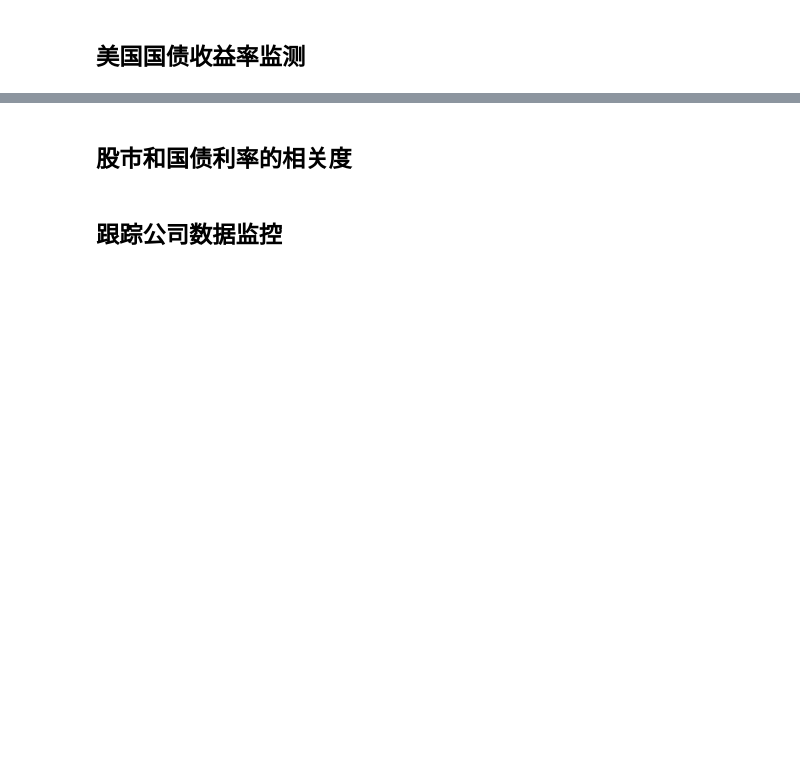
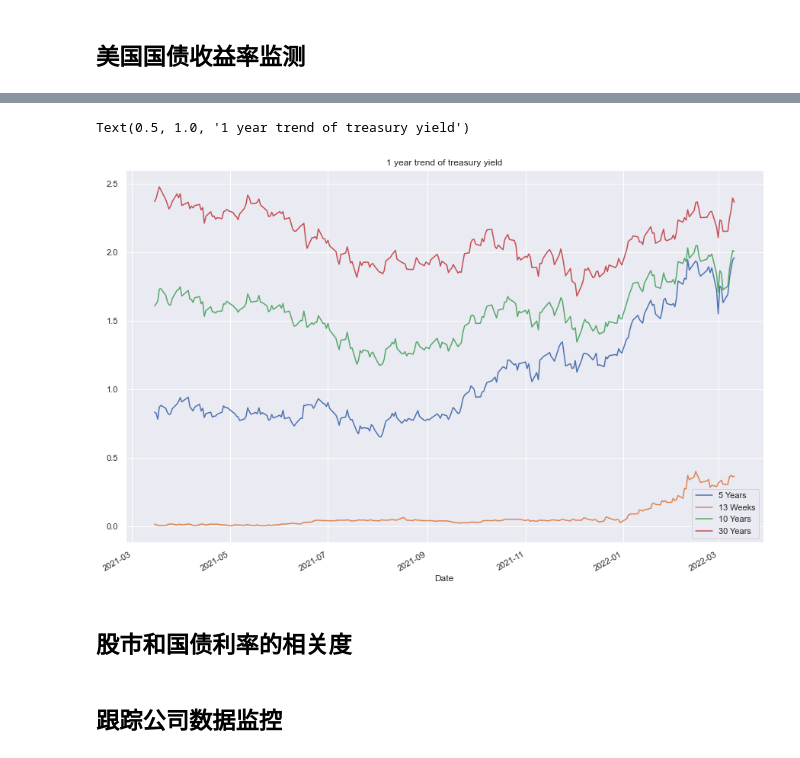
Before and after one commit to koalainfotech/skydog, a Jupyter notebook: notebooks/Value Investment Data Monitor.ipynb, the cells around one changed output, grey strips where cells are left out. Drawn from its saved outputs; the diff is of its cells as text; code cells hidden in the pictures; blank space fills up the shorter version.

```diff
--- a/notebooks/Value Investment Data Monitor.ipynb
+++ b/notebooks/Value Investment Data Monitor.ipynb
@@ -50,3 +49,14 @@ Text(0.5, 1.0, '10 years trend of treasury yield')
+# %%
+df_rate_1y=pd.DataFrame()
+data=yf.download(['^IRX','^FVX','^TNX','^TYX'],progress=False)
+
+df_rate_1y=data.loc[dt.date.today()-dt.timedelta(days=365):]['Close']
+df_rate_1y.columns=['5 Years','13 Weeks','10 Years','30 Years']
+df_rate_1y.plot()
+plt.title("1 year trend of treasury yield")
+# %% [output]
+Text(0.5, 1.0, '1 year trend of treasury yield')
+[figure, added]
 # %% [markdown]
 ## 股市和国债利率的相关度
 # %% [markdown]
```
Also changed, not shown: parts of 8 cells of this notebook, 27 other files.
